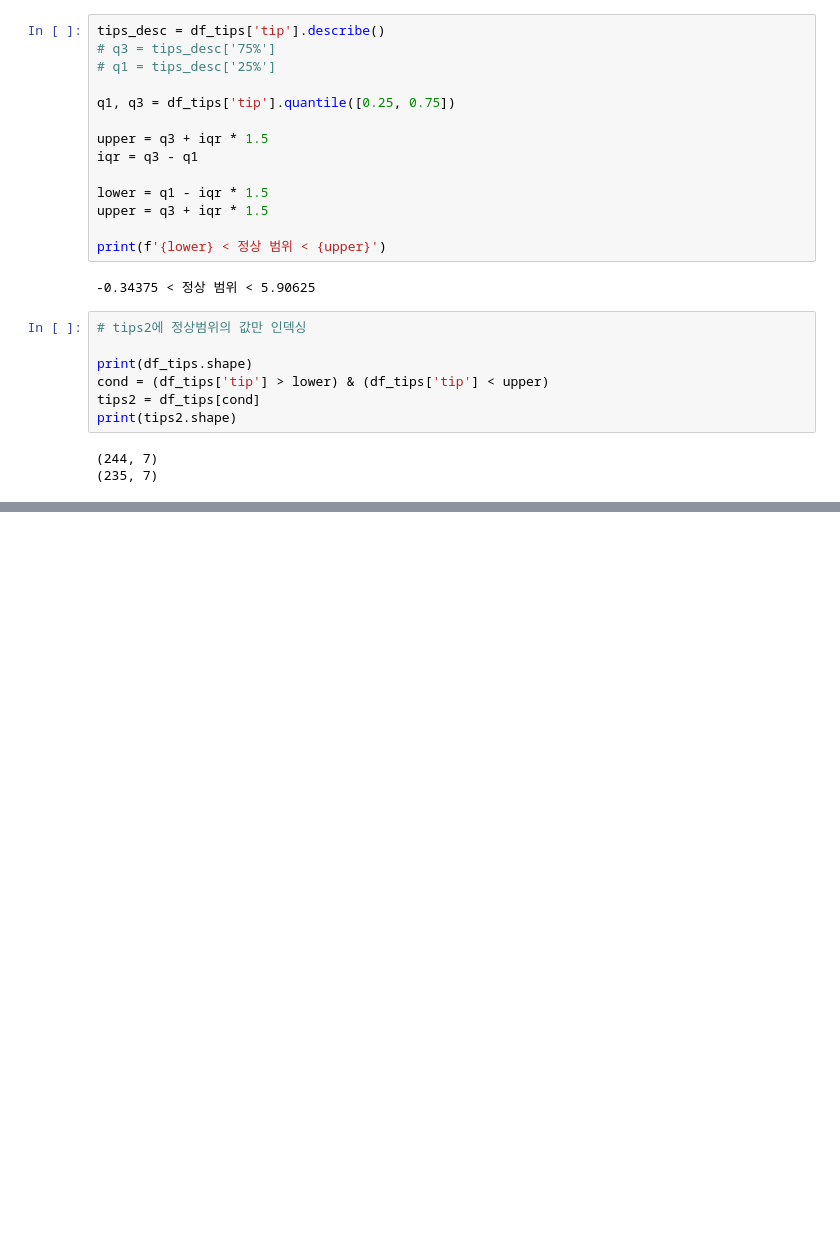
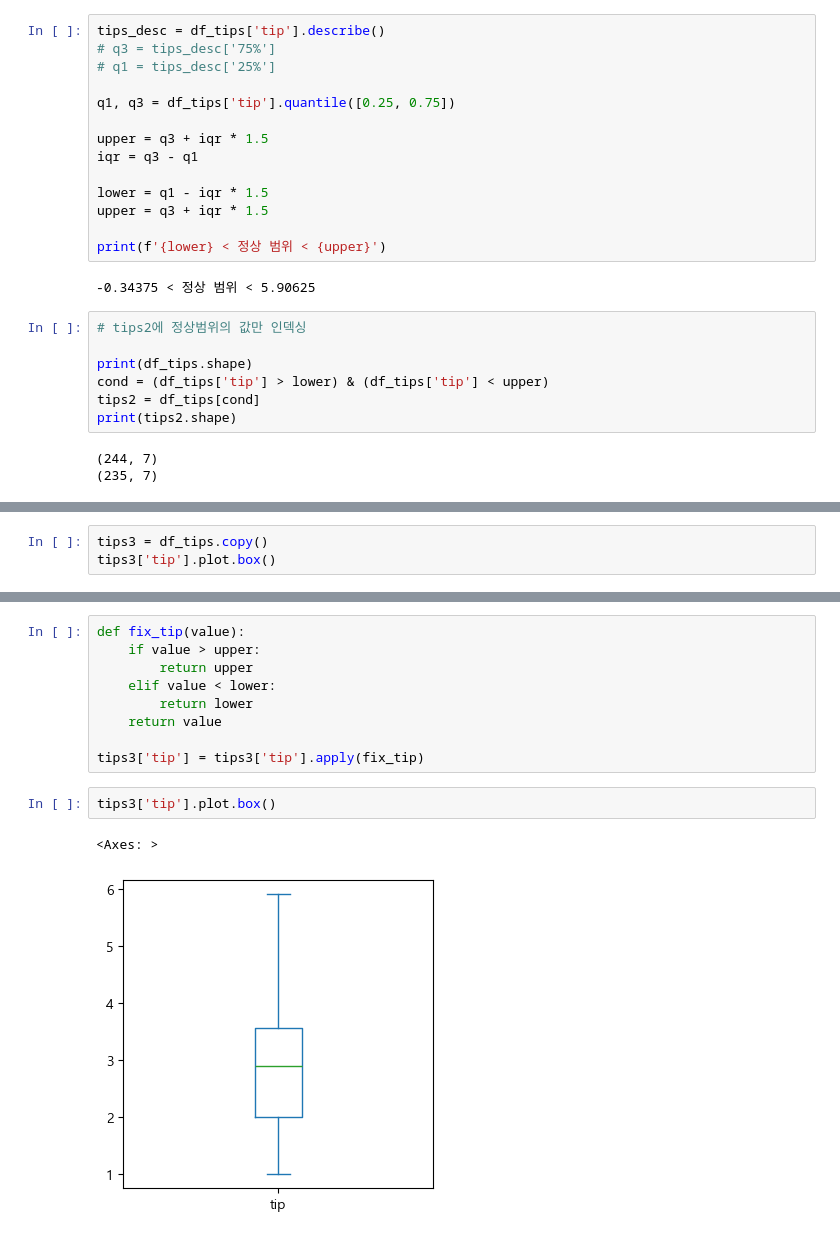
Before and after one commit to KIM-YONG-HA/PYTHON101, a Jupyter notebook: machineLearning/d250123_02_데이터전처리.ipynb, the cells around one changed output, grey strips where cells are left out. Drawn from its saved outputs; the diff is of its cells as text; blank space fills up the shorter version.

```diff
--- a/machineLearning/d250123_02_데이터전처리.ipynb
+++ b/machineLearning/d250123_02_데이터전처리.ipynb
@@ -573,0 +608,3 @@ print(tips2.shape)
+# %%
+tips3 = df_tips.copy()
+tips3['tip'].plot.box()
@@ -573,0 +614,14 @@ print(tips2.shape)
+# %%
+def fix_tip(value):
+    if value > upper:
+        return upper
+    elif value < lower:
+        return lower
+    return value
+
+tips3['tip'] = tips3['tip'].apply(fix_tip)
+# %%
+tips3['tip'].plot.box()
+# %% [output]
+<Axes: >
+[figure, added]
```
Also changed, not shown: parts of 7 cells of this notebook.
